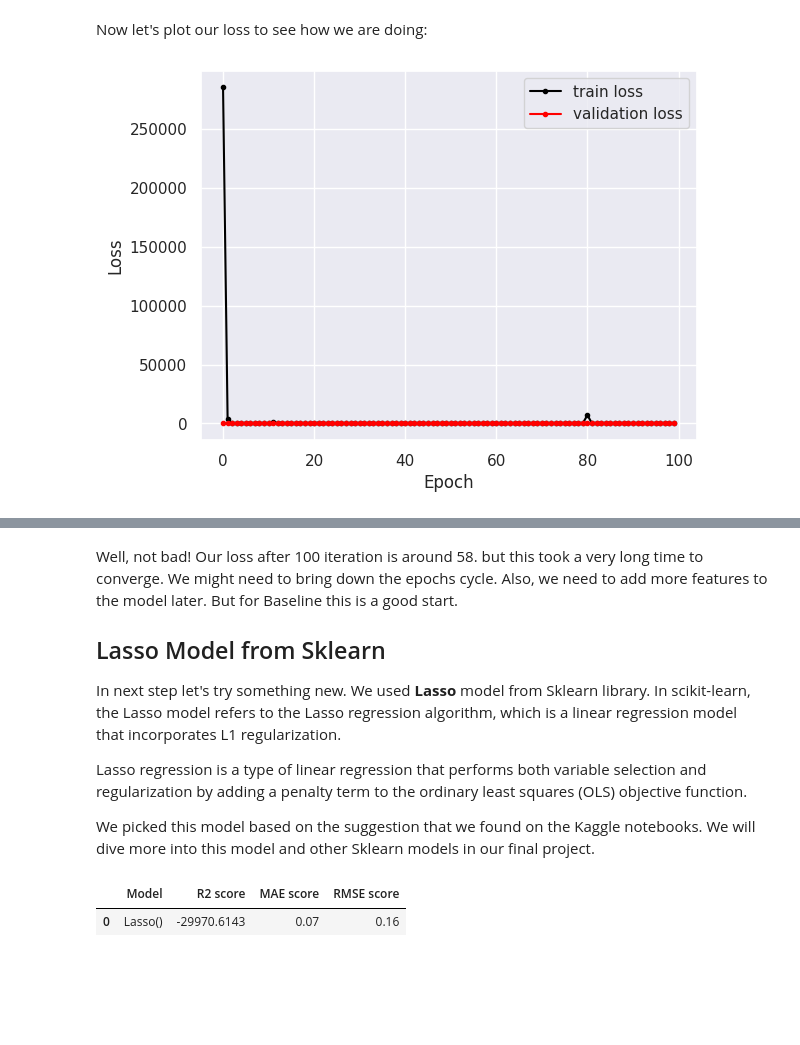
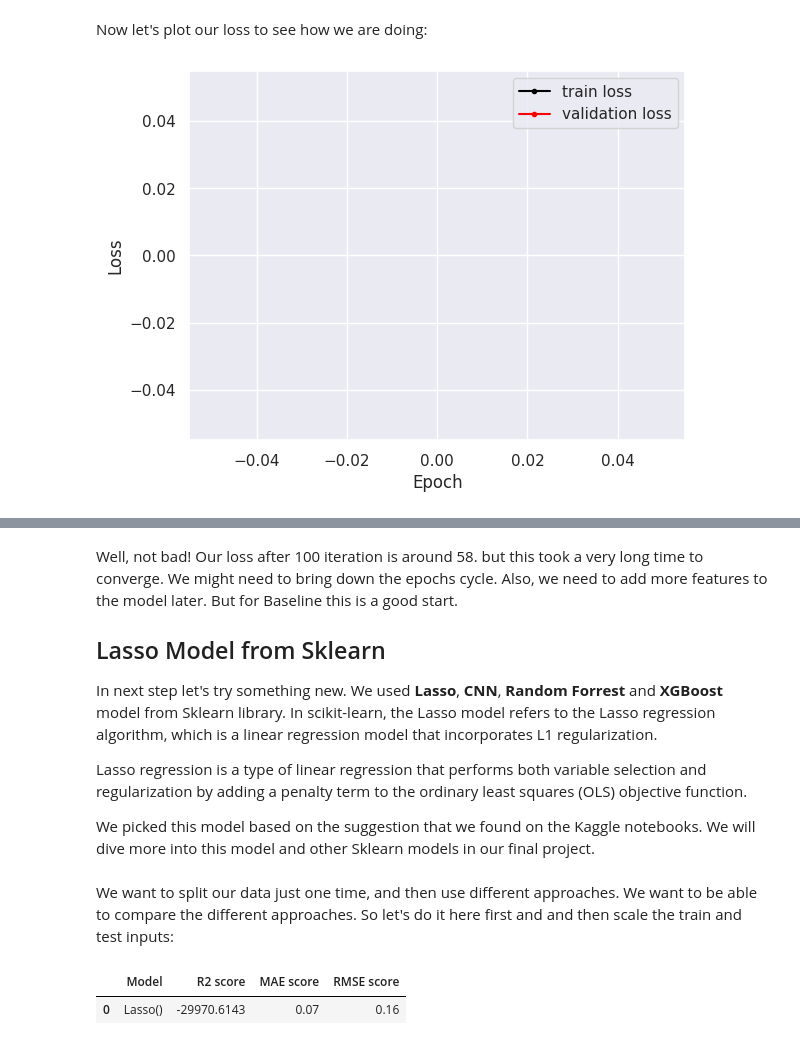
Before and after one commit to AmirMoazzami/207_final_project, a Jupyter notebook: zillow_final_project_207.ipynb, the cells around one changed output, grey strips where cells are left out. Saved outputs shown, nothing was run; the diff lists cells and outputs as text; code cells hidden in the pictures; blank space fills up the shorter version.

```diff
--- a/zillow_final_project_207.ipynb
+++ b/zillow_final_project_207.ipynb
@@ -339,13 +390,13 @@ def build_model(num_features, learning_rate):
 With try and error it turned out the we need to use very small learning rate steps. We used **1e-8** as our learning rate.
 # %%
 # We have to use a very small learning rate
-model = build_model(num_features=1, learning_rate=1e-8)
+model = build_model(num_features=1, learning_rate=1e-3)
 
 history = model.fit(
   x = train_df[['taxamount']],
   y = train_y,
   validation_split=0.1,  # use 10% of the examples as a validation set
-  epochs=10,
+  epochs=1,
   batch_size=32,
   verbose=0)
 
@@ -388,18 +430,18 @@ def plot_loss(model, history):
   print('Final weights:', model.layers[0].get_weights())
 # %%
 # looping through the list and plot them
-rates = [1e-8]
+rates = [1e-2]
 for i in range(len(rates)):
   model = build_model(num_features=1, learning_rate=rates[i])
   history = model.fit(
     # use the normalized features prepared above
     x = train_df[['taxamount']],
     y = train_y,
     validation_split=0.1,  # use 10% of the examples as a validation set
-    epochs=100,
+    epochs=1,
     batch_size=32,
     verbose=0)
   # plotting
   plot_loss(model, history)
 # %% [output]
-[figure, old version]
+[figure, new version]
@@ -410,7 +452,7 @@ Well, not bad! Our loss after 100 iteration is around 58. but this took a very l
 
 ## Lasso Model from Sklearn
 
-In next step let's try something new. We used **Lasso** model from Sklearn library. In scikit-learn, the Lasso model refers to the Lasso regression algorithm, which is a linear regression model that incorporates L1 regularization.
+In next step let's try something new. We used **Lasso**, **CNN**, **Random Forrest** and **XGBoost** model from Sklearn library. In scikit-learn, the Lasso model refers to the Lasso regression algorithm, which is a linear regression model that incorporates L1 regularization.
 
 Lasso regression is a type of linear regression that performs both variable selection and regularization by adding a penalty term to the ordinary least squares (OLS) objective function.
 
@@ -427,5 +469,7 @@ from xgboost import XGBRegressor
 from sklearn.metrics import *
 from sklearn.pipeline import Pipeline
 from sklearn import linear_model
+# %% [markdown]
+We want to split our data just one time, and then use different approaches. We want to be able to compare the different approaches. So let's do it here first and and then scale the train and test inputs:
 # %%
 # Using sklearn to split the train and test data
```
Also changed, not shown: parts of 32 cells of this notebook.
